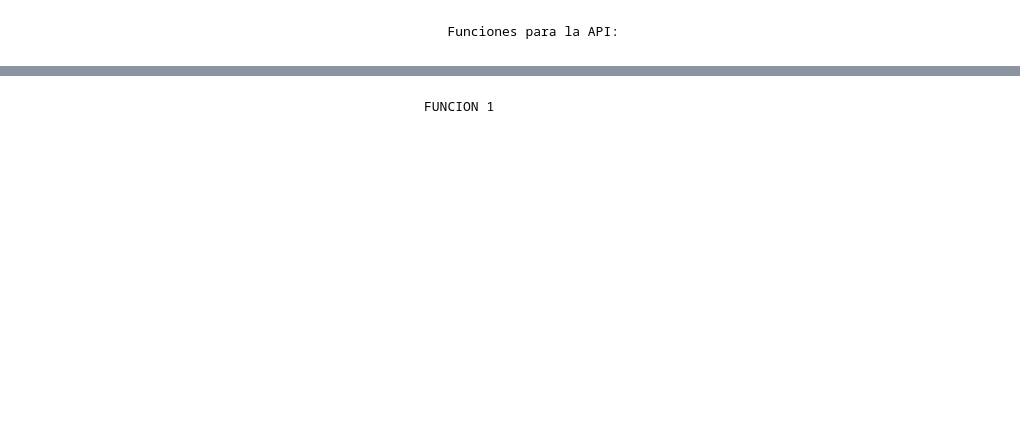
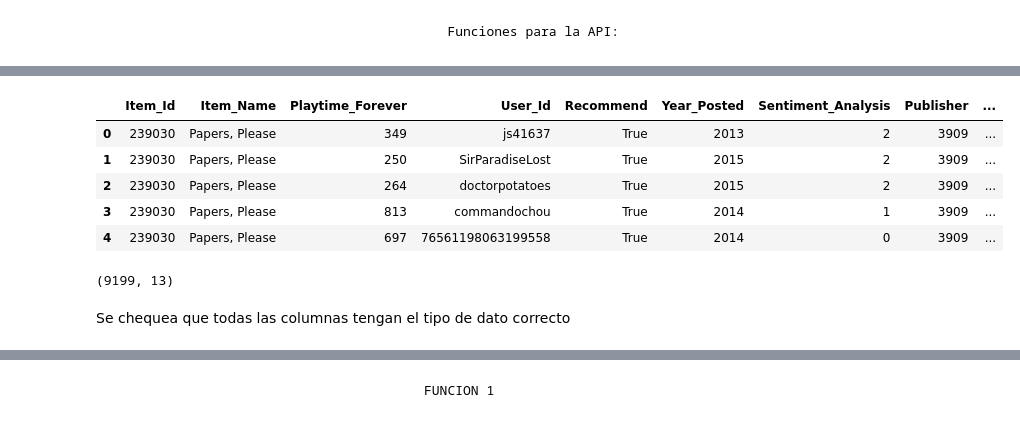
Before and after one commit to StivenLopez712/Proyecto-1-Data, a Jupyter notebook: FUNCIONES/Funciones_API.ipynb, the cells around one changed output, grey strips where cells are left out. Saved outputs shown, nothing was run; the diff lists cells and outputs as text; code cells hidden in the pictures; blank space fills up the shorter version.

```diff
--- a/FUNCIONES/Funciones_API.ipynb
+++ b/FUNCIONES/Funciones_API.ipynb
@@ -5,6 +5,7 @@ import pandas as pd
 from sklearn.metrics.pairwise import cosine_similarity
 from sklearn.preprocessing import MinMaxScaler
 #Se cargan los datos
-DF_GAMES = pd.read_parquet('../Parquets/ETL_Steam_Games.gzip')
-DF_REVIEWS = pd.read_parquet('../Parquets/Review_Sentiment_Analysis.gzip')
-DF_ITEMS = pd.read_parquet('../Parquets/ETL_user_items.gzip')
+DF_GAMES = pd.read_parquet('../Parquets/ETL_Steam_Games.parquet')
+DF_REVIEWS = pd.read_parquet('../Parquets/Review_Sentiment_Analysis.parquet')
+DF_ITEMS = pd.read_parquet('../Parquets/ETL_user_items.parquet')
+recomendaciones = pd.read_parquet('../Parquets/Recomendacion.parquet')
@@ -10,0 +52,3 @@ DF_ITEMS = pd.read_parquet('../Parquets/ETL_user_items.gzip')
+# %%
+DF_MERGE = DF_ITEMS.merge(DF_REVIEWS, on=('User_Id', 'Item_Id'))
+DF_MERGE.head()
@@ -10,0 +62,18 @@ DF_ITEMS = pd.read_parquet('../Parquets/ETL_user_items.gzip')
+# %%
+#Realizamos un merge entre el merge anterior y "user_games"
+DF_MERGE = DF_MERGE.merge(DF_GAMES, on='Item_Id')
+#Visualizamos los cambios
+DF_MERGE.head()
+# %% [output]
+|  | Item_Id | Item_Name | Playtime_Forever | User_Id | Recommend | Year_Posted | Sentiment_Analysis | Publisher | ... |
+| 0 | 239030 | Papers, Please | 349 | js41637 | True | 2013 | 2 | 3909 | ... |
+| 1 | 239030 | Papers, Please | 250 | SirParadiseLost | True | 2015 | 2 | 3909 | ... |
+| 2 | 239030 | Papers, Please | 264 | doctorpotatoes | True | 2015 | 2 | 3909 | ... |
+| 3 | 239030 | Papers, Please | 813 | commandochou | True | 2014 | 1 | 3909 | ... |
+| 4 | 239030 | Papers, Please | 697 | 76561198063199558 | True | 2014 | 0 | 3909 | ... |
+# %%
+DF_MERGE.shape
+# %% [output]
+(9199, 13)
+# %% [markdown]
+Se chequea que todas las columnas tengan el tipo de dato correcto
```
Also changed, not shown: parts of 35 cells of this notebook, 19 other files.
